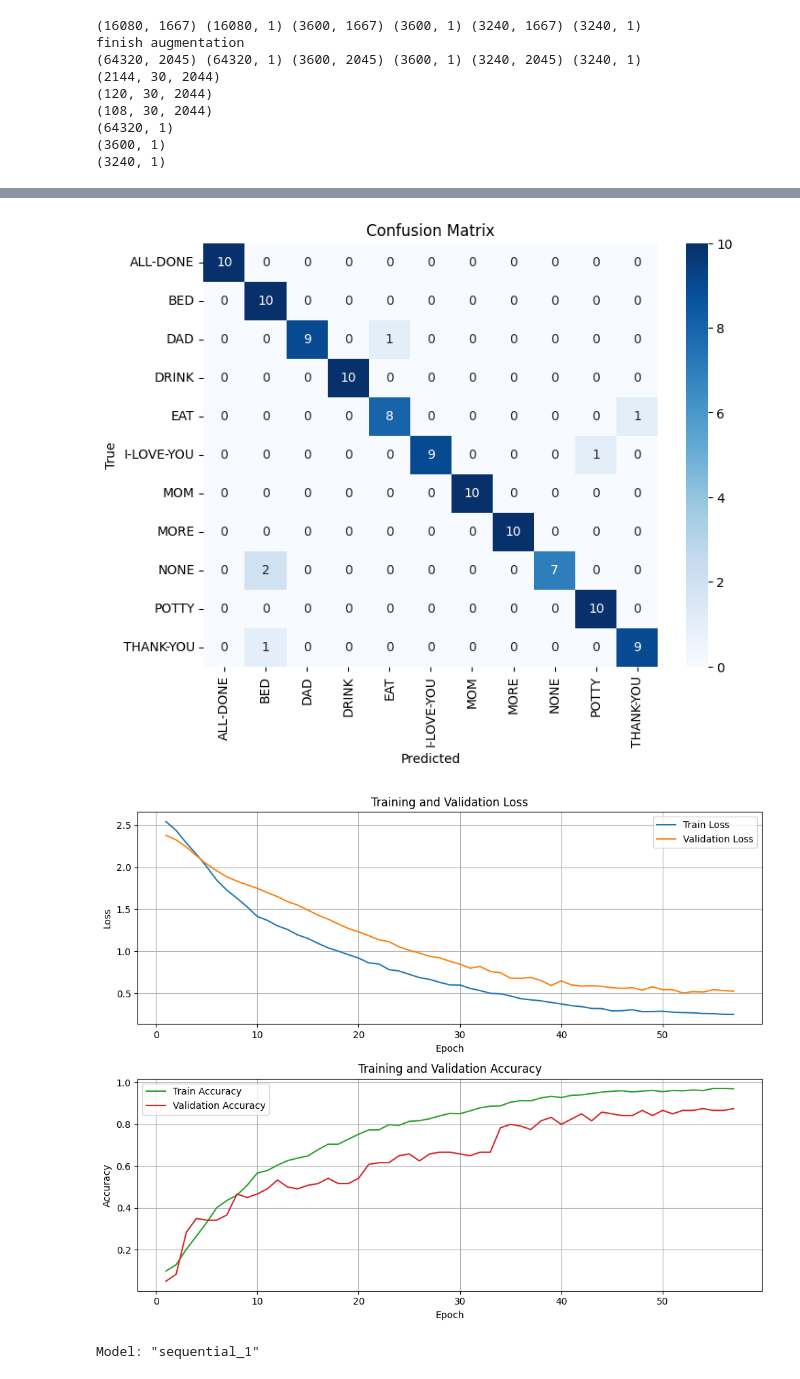
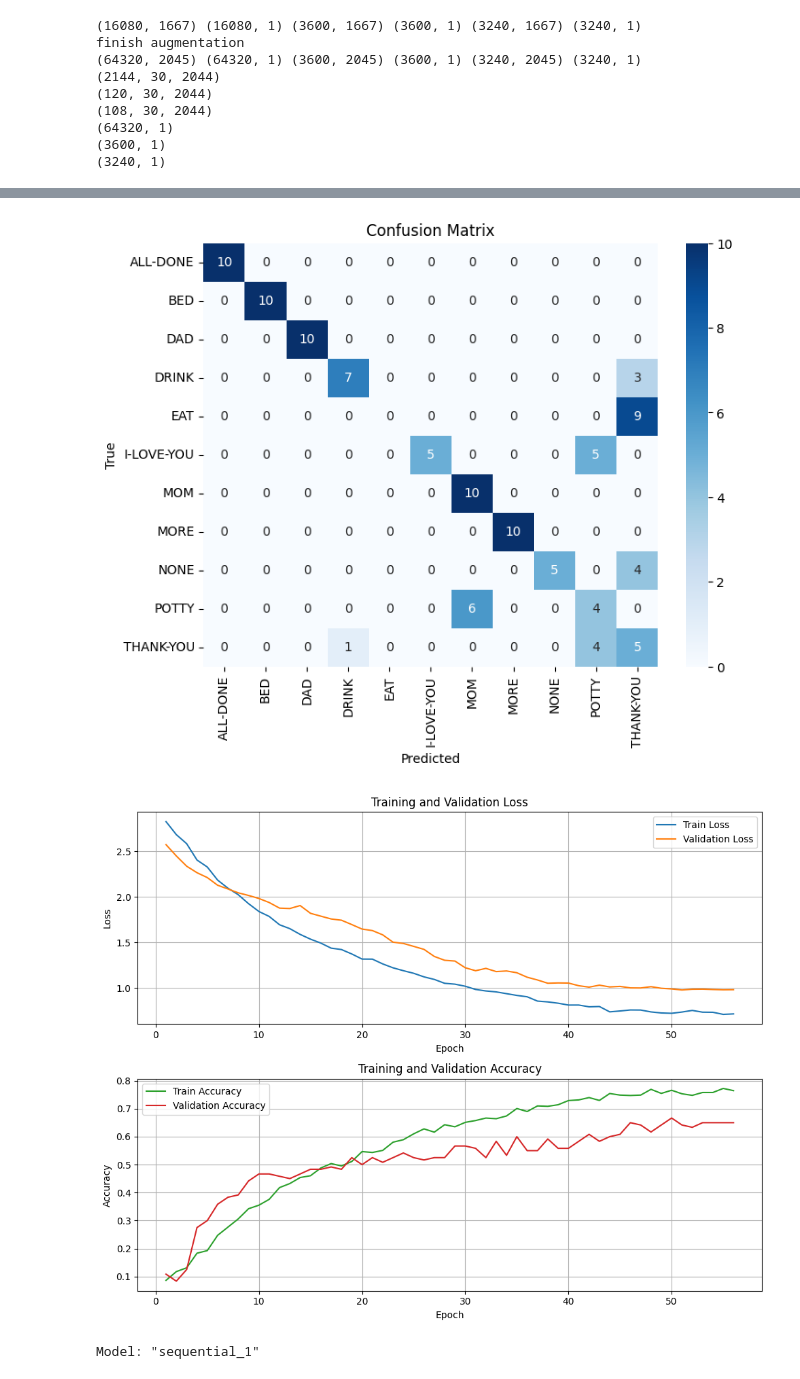
Before and after one commit to D3rrickLa/machine_learning_tfnmp, a Jupyter notebook: model/CNN_LSTM/v2/cnn_lstm_v2.ipynb, the cells around one changed output, grey strips where cells are left out. Cells and saved outputs as stored; diff of their text form; code cells hidden in the pictures.

```diff
--- a/model/CNN_LSTM/v2/cnn_lstm_v2.ipynb
+++ b/model/CNN_LSTM/v2/cnn_lstm_v2.ipynb
@@ -214,6 +214,7 @@ model_dev_v1 = Sequential([
     Conv1D(filters=384, kernel_size=3, activation='leaky_relu', kernel_regularizer=L1L2()),
     MaxPooling1D(pool_size=2),
     BatchNormalization(),
+    Activation("relu6"),
     Dense(96, activation="tanh"),
     Conv1D(filters=128, kernel_size=3, activation='tanh'),
     MaxPooling1D(pool_size=2),
@@ -225,7 +226,7 @@ model_dev_v1 = Sequential([
     Bidirectional(GRU(376, return_sequences=True, kernel_regularizer=L2(1.0848960662999816e-05))),
     Dropout(0.354569645899713),
     Bidirectional(GRU(352, return_sequences=True)),
-    GRU(120, kernel_regularizer=L2(6.142117138252424e-05)),
+    GRU(120, kernel_regularizer=L2(6.142117138252424e-05), dropout=0.2, recurrent_dropout=0.2),
     LayerNormalization(),
     Activation('tanh'),
     Dense(100, activation='tanh'),
@@ -277,5 +278,5 @@ Test Accuracy: 0.9444444179534912
-[figure, old version]
+[figure, new version]
-[figure, old version]
+[figure, new version]
 # %%
 model_dev_v1.save("model_dev_v1_vr2.keras")
 # %%
```
Also changed, not shown: parts of 1 cell of this notebook.
